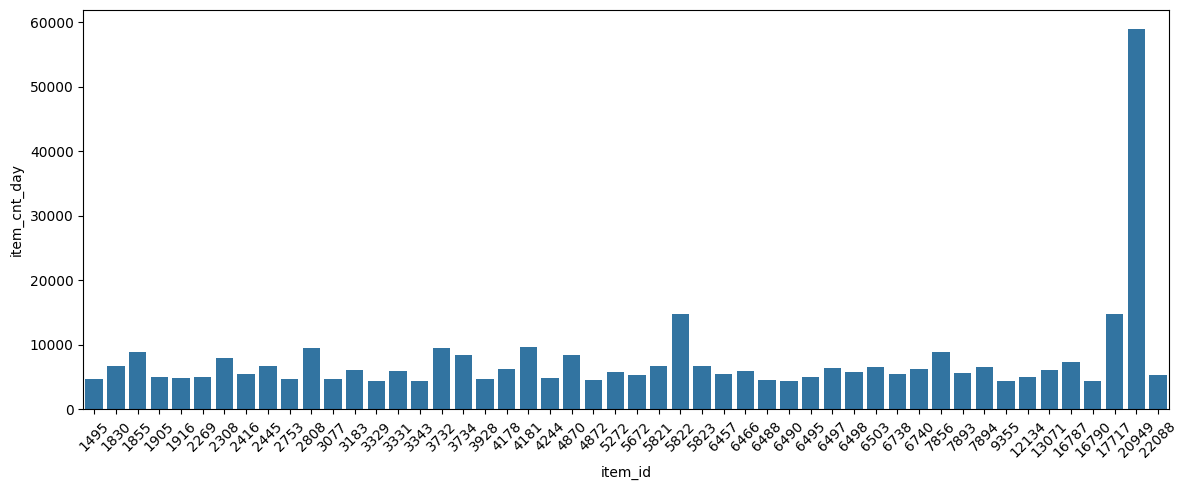
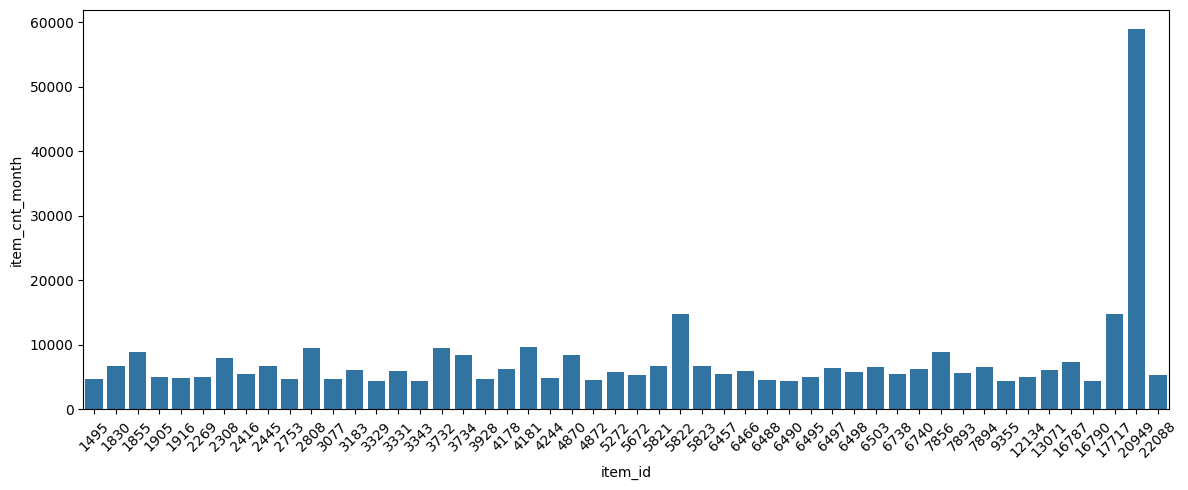
The change to this notebook cell's code, shown as a diff; its figure went from the first image to the second:
--- before
+++ after
@@ -1,8 +1,8 @@
-top_50_items = train.groupby(['item_id']).agg({
-    'item_cnt_day' : 'sum'
+top_50_items = monthly_sales.groupby(['item_id']).agg({
+    'item_cnt_month' : 'sum'
 }).reset_index()
-top_50_items = top_50_items.sort_values(by = 'item_cnt_day', ascending = False)
+top_50_items = top_50_items.sort_values(by = 'item_cnt_month', ascending = False)
 plt.figure(figsize=(12,5))
-sns.barplot(x=top_50_items['item_id'][:50], y=top_50_items['item_cnt_day'][:50])
+sns.barplot(x=top_50_items['item_id'][:50], y=top_50_items['item_cnt_month'][:50])
 plt.tick_params('x', rotation = 45)
 plt.tight_layout()

Commit: fix: fixed all incorrections related to data aggreagation